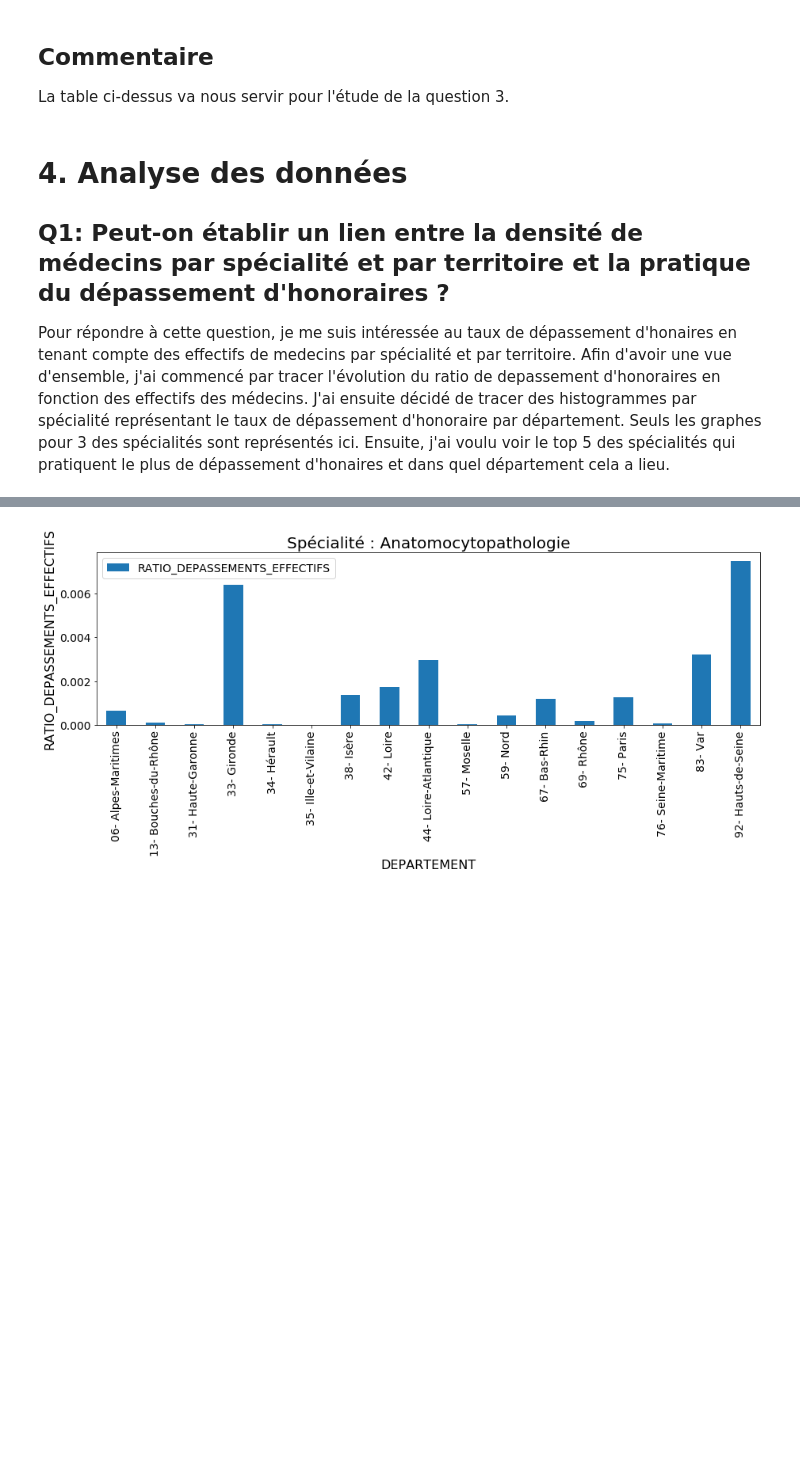
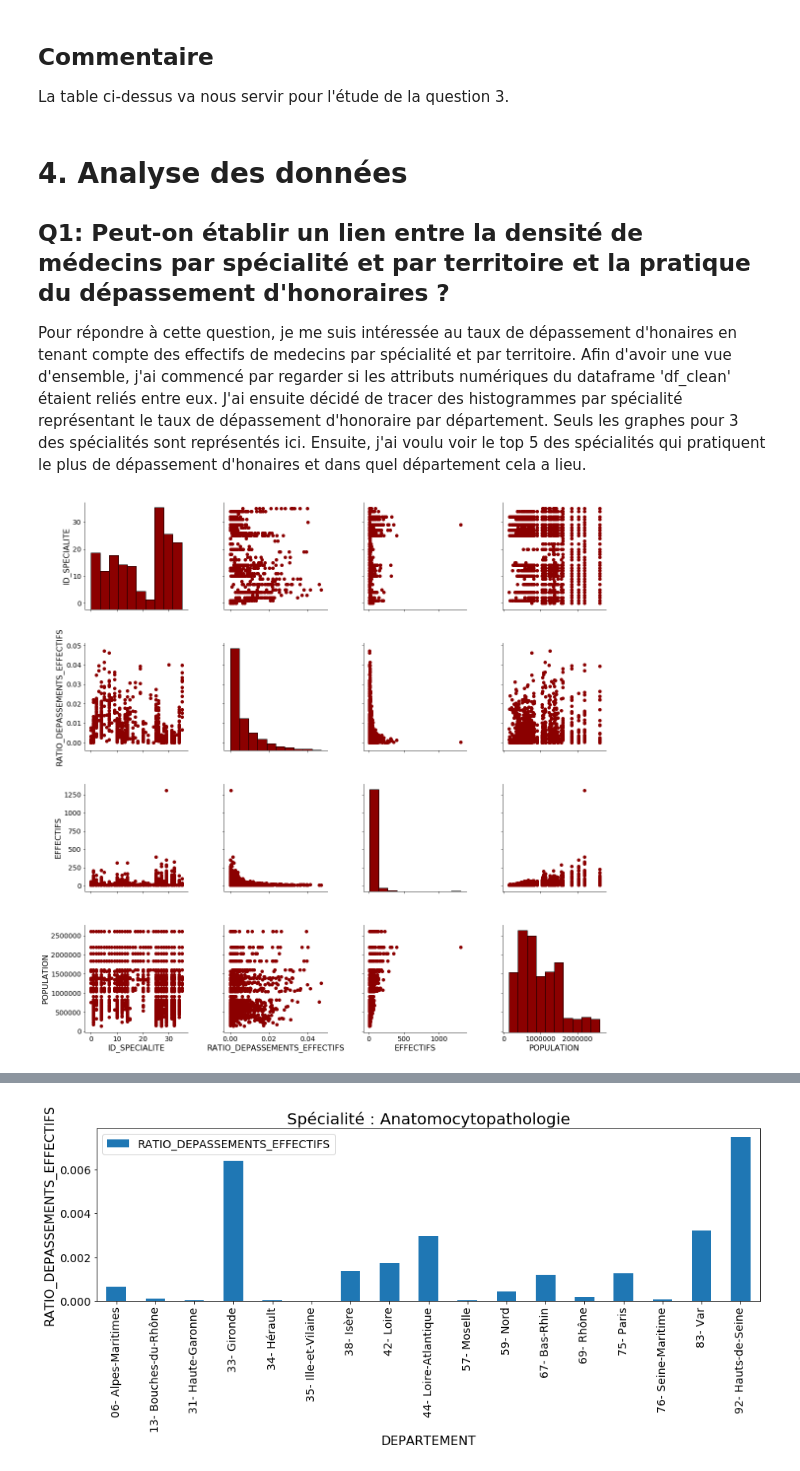
Before and after one commit to MSBigData2019/Alba_Ordonez, a Jupyter notebook: INFMDI721/Lesson5/exo_dom_lesson5.ipynb, the cells around one changed output, grey strips where cells are left out. Drawn from its saved outputs; the diff is of its cells as text; code cells hidden in the pictures; blank space fills up the shorter version.

```diff
--- a/INFMDI721/Lesson5/exo_dom_lesson5.ipynb
+++ b/INFMDI721/Lesson5/exo_dom_lesson5.ipynb
@@ -21,7 +22,7 @@ plt.rc('legend', fontsize=SMALL_SIZE)    # legend fontsize
 # %% [markdown]
 # 1. Données honoraires
 # %%
-file = '/home/alba/MSBigData2019/INFMDI721Kitdatasc/data/Honoraires_totaux_des_professionnels_de_sante_par_departement_en_2016.xls'
+file = '/home/alba/MSBigData2019/P1/INFMDI721Kitdatasc/data/Honoraires_totaux_des_professionnels_de_sante_par_departement_en_2016.xls'
 
 df = pd.read_excel(file, sheet_name='Spécialistes')
 
@@ -81,7 +83,7 @@ df_clean.head()
 # %% [markdown]
 # 2. Données population
 # %%
-file = '/home/alba/MSBigData2019/INFMDI721Kitdatasc/data/estim-pop-dep-sexe-gca-1975-2018.xls'
+file = '/home/alba/MSBigData2019/P1/INFMDI721Kitdatasc/data/estim-pop-dep-sexe-gca-1975-2018.xls'
 df_population = pd.read_excel(file, sheet_name='2016', skiprows=4)
 df_population.head()
 # %% [output]
@@ -212,4 +214,15 @@ La table ci-dessus va nous servir pour l'étude de la question 3.
 
 ## Q1: Peut-on établir un lien entre la densité de médecins par spécialité  et par territoire et la pratique du dépassement d'honoraires ?
 
-Pour répondre à cette question, je me suis intéressée au taux de dépassement d'honaires en tenant compte des effectifs de medecins par spécialité et par territoire. Afin d'avoir une vue d'ensemble, j'ai commencé par tracer l'évolution du ratio de depassement d'honoraires en fonction des effectifs des médecins. J'ai ensuite décidé de tracer des histogrammes par spécialité  représentant le taux de dépassement d'honoraire par département. Seuls les graphes pour 3 des spécialités sont représentés ici. Ensuite, j'ai voulu voir le top 5 des spécialités qui pratiquent le plus de dépassement d'honaires et dans quel département cela a lieu.
+Pour répondre à cette question, je me suis intéressée au taux de dépassement d'honaires en tenant compte des effectifs de medecins par spécialité et par territoire. Afin d'avoir une vue d'ensemble, j'ai commencé par regarder si les attributs numériques du dataframe 'df_clean' étaient reliés entre eux. J'ai ensuite décidé de tracer des histogrammes par spécialité  représentant le taux de dépassement d'honoraire par département. Seuls les graphes pour 3 des spécialités sont représentés ici. Ensuite, j'ai voulu voir le top 5 des spécialités qui pratiquent le plus de dépassement d'honaires et dans quel département cela a lieu.
+# %%
+col = ['ID_SPECIALITE','RATIO_DEPASSEMENTS_EFFECTIFS','EFFECTIFS','POPULATION']
+
+# Seaborn scatter plot
+grid = sns.pairplot(df_clean[col], size=4)
+grid = grid.map_upper(plt.scatter, color = 'darkred')
+grid = grid.map_diag(plt.hist, bins = 10, color = 'darkred',
+                     edgecolor = 'k')
+grid = grid.map_lower(plt.scatter, color = 'darkred')
+# %% [output]
+[figure, added]
```
Also changed, not shown: parts of 9 cells of this notebook.
